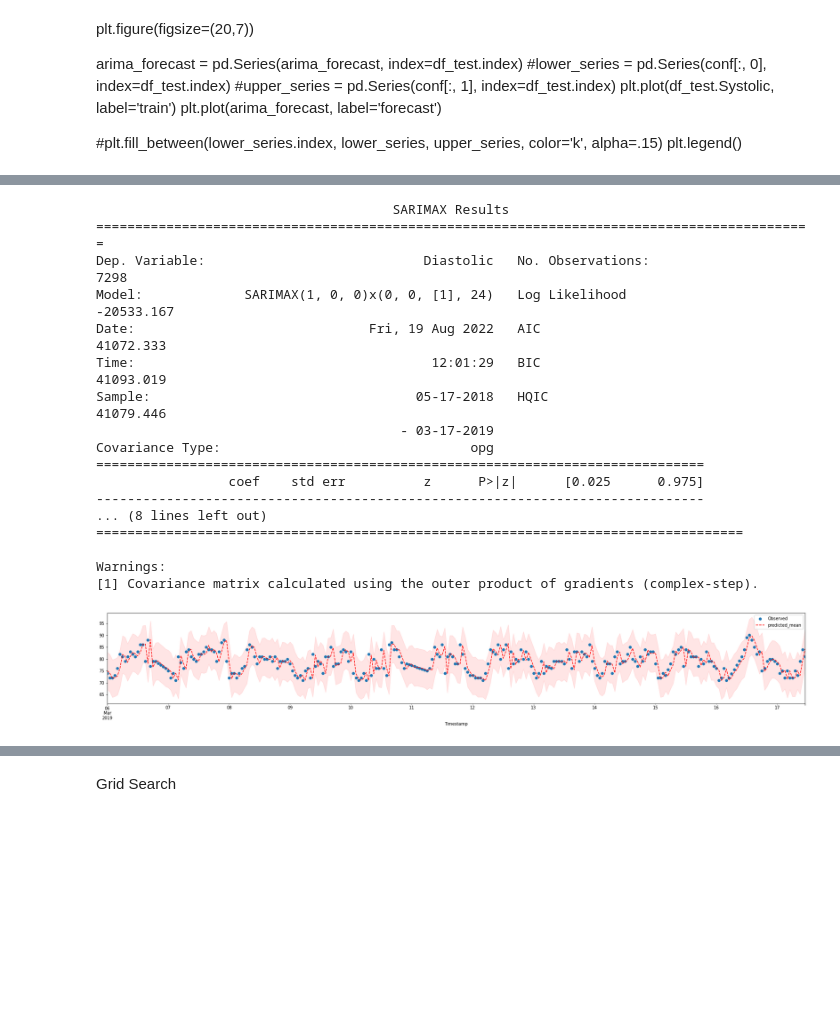
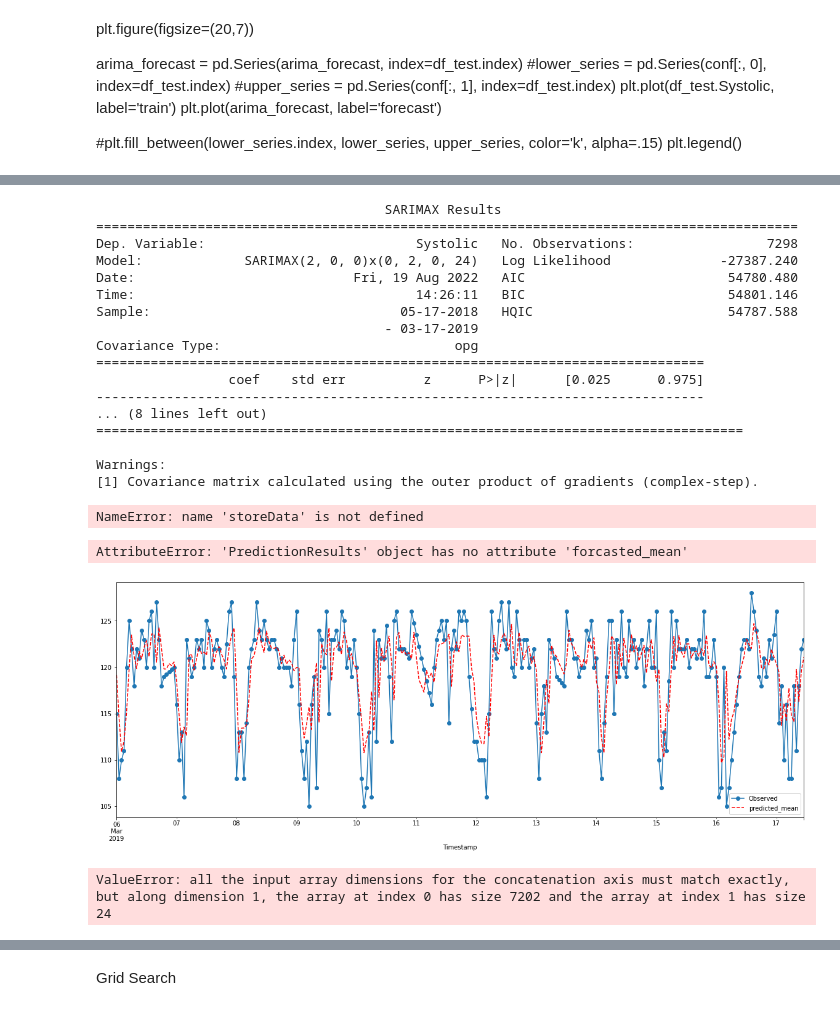
Before and after one commit to amylpm/Hypertension_prediction, a Jupyter notebook: Hypertension(regularly sampled data)/Codebase(previous paper codes)/Hypertension_code_amy/ARIMA.ipynb, the cells around one changed output, grey strips where cells are left out. Saved outputs shown, nothing was run; the diff lists cells and outputs as text; code cells hidden in the pictures; blank space fills up the shorter version.

Commit message:
stuck at forecasting

```diff
--- a/Hypertension(regularly sampled data)/Codebase(previous paper codes)/Hypertension_code_amy/ARIMA.ipynb
+++ b/Hypertension(regularly sampled data)/Codebase(previous paper codes)/Hypertension_code_amy/ARIMA.ipynb
@@ -312,18 +320,18 @@ forecast_accuracy(arima_forecast, df_test['Diastolic'])
 # %%
 import statsmodels.api as sm
-mod =  sm.tsa.statespace.SARIMAX(df_train.Diastolic, order=(1,0,0),seasonal_order=(0, 0, 1, 24))
+mod =  sm.tsa.statespace.SARIMAX(df_train.Systolic, order=(1,0,0),seasonal_order=(0, 2, 0, 24))
 results = mod.fit()
 print (results.summary())
 # %% [output]
-                                      SARIMAX Results
-============================================================================================
-Dep. Variable:                            Diastolic   No. Observations:                 7298
-Model:             SARIMAX(1, 0, 0)x(0, 0, [1], 24)   Log Likelihood              -20533.167
-Date:                              Fri, 19 Aug 2022   AIC                          41072.333
-Time:                                      12:01:29   BIC                          41093.019
-Sample:                                  05-17-2018   HQIC                         41079.446
-                                       - 03-17-2019
-Covariance Type:                                opg
+                                     SARIMAX Results
+==========================================================================================
+Dep. Variable:                           Systolic   No. Observations:                 7298
+Model:             SARIMAX(2, 0, 0)x(0, 2, 0, 24)   Log Likelihood              -27387.240
+Date:                            Fri, 19 Aug 2022   AIC                          54780.480
+Time:                                    14:26:11   BIC                          54801.146
+Sample:                                05-17-2018   HQIC                         54787.588
+                                     - 03-17-2019
+Covariance Type:                              opg
 ==============================================================================
                  coef    std err          z      P>|z|      [0.025      0.975]
 ------------------------------------------------------------------------------
@@ -335,8 +347,24 @@ Warnings:
+# %%
+def loadData():
+    # for reading also binary mode is important
+    dbfile = open('examplePickle', 'rb')
+    db = pickle.load(dbfile)
+    for keys in db:
+        print(keys, '=>', db[keys])
+    dbfile.close()
+
+if __name__ == '__main__':
+    storeData()
+    loadData()
+# %% [output]
+NameError: name 'storeData' is not defined
 # %%
 res = mod.filter(results.params)
 # %%
 predict = res.get_prediction(96)
 predict_ci = predict.conf_int()
+# %%
+forecast =  res.get_forecast(24)
 # %%
 predict_dy = res.get_prediction(96)
 predict_dy_ci = predict_dy.conf_int()
@@ -343,17 +382,22 @@ predict_dy_ci = predict_dy.conf_int()
+# %%
+train_test_forecast_plot(df_train.Systolic.loc['2019-03-01 00:00:00':'2019-03-17 12:00:00'],df_test.Diastolic,forecast.forcasted_mean)
+# %% [output]
+AttributeError: 'PredictionResults' object has no attribute 'forcasted_mean'
 # %%
 # Graph
-fig, ax = plt.subplots(figsize=(30,4))
+fig, ax = plt.subplots(figsize=(20,7))
 npre = 24
 
 # Plot data points
-df_train.Diastolic.loc['2019-03-06 00:00:00':].plot(ax=ax, style='o', label='Observed')
+df_train.Systolic.loc['2019-03-06 00:00:00':].plot(ax=ax, style='o-', label='Observed')
 
 # Plot predictions
 predict.predicted_mean.loc['2019-03-06 00:00:00':].plot(ax=ax, style='r--', )
-ci = predict_ci.loc['2019-03-06 00:00:00':]
-ax.fill_between(ci.index, ci.iloc[:,0], ci.iloc[:,1], color='r', alpha=0.1)
+#ci = predict_ci.loc['2019-03-06 00:00:00':]
+#ax.fill_between(ci.index, ci.iloc[:,0], ci.iloc[:,1], color='r', alpha=0.1)
+forecast.preed_mean.loc['2019-03-06 00:00:00':].plot(ax=ax, style='r--', )
 
 
 legend = ax.legend(loc='best')
 # %% [output]
-[figure, old version]
+[figure, new version]
@@ -378,0 +404,4 @@ print('Best Error={}, Best Params={}'.format(best_error, best_params))
+# %%
+forecast_accuracy(predict.predicted_mean, df_test['Systolic'])
+# %% [output]
+ValueError: all the input array dimensions for the concatenation axis must match exactly, but along dimension 1, the array at index 0 has size 7202 and the array at index 1 has size 24
```
Also changed, not shown: parts of 18 cells of this notebook.
